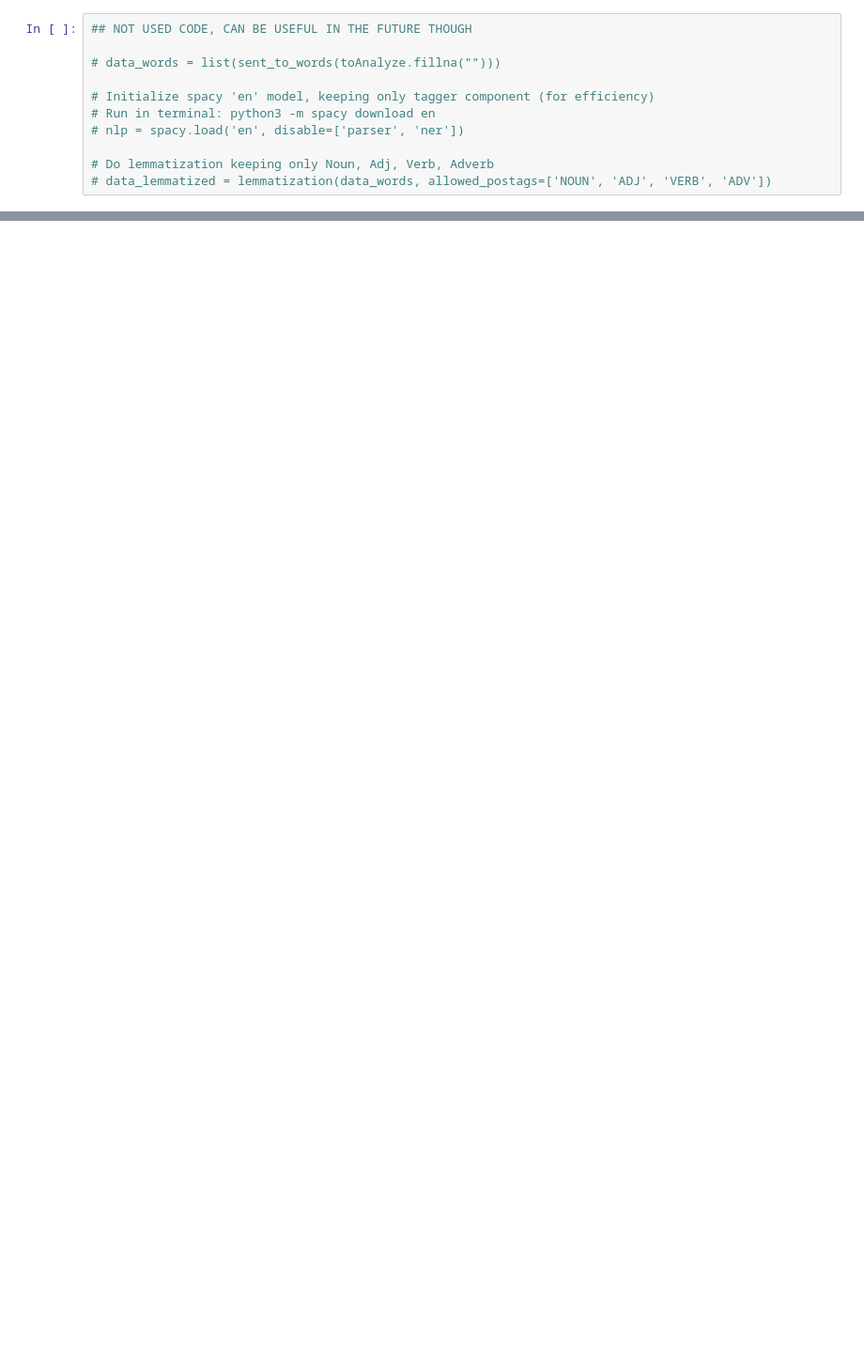
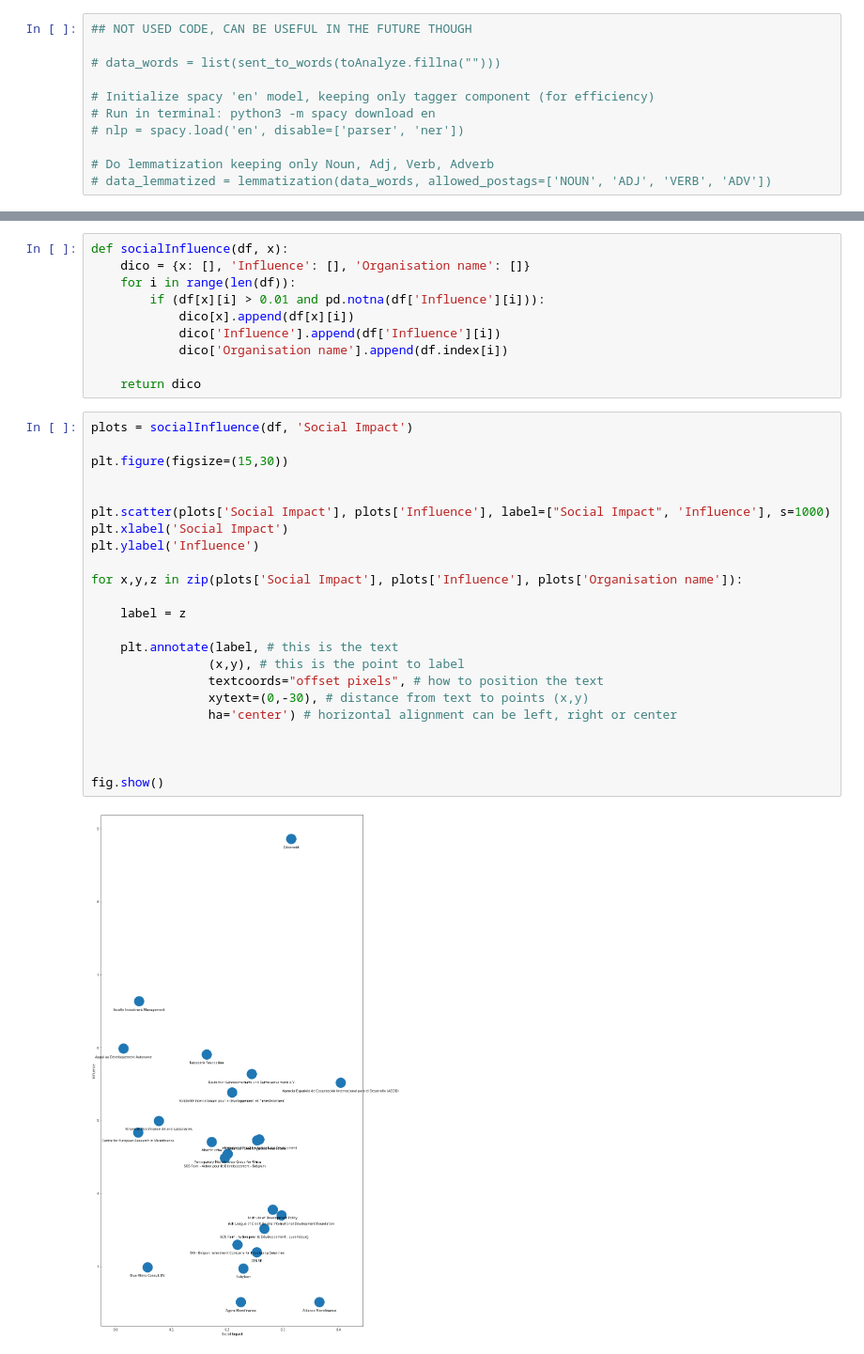
Before and after one commit to albertodiazdurana/Web-scrapping_NLP_topic-analysis-2a, a Jupyter notebook: exploring.ipynb, the cells around one changed output, grey strips where cells are left out. Shown at 94% size. Drawn from its saved outputs; the diff is of its cells as text; blank space fills up the shorter version.

```diff
--- a/exploring.ipynb
+++ b/exploring.ipynb
@@ -612,0 +647,35 @@ plt.show()
+# %%
+def socialInfluence(df, x):
+    dico = {x: [], 'Influence': [], 'Organisation name': []}
+    for i in range(len(df)):
+        if (df[x][i] > 0.01 and pd.notna(df['Influence'][i])):
+            dico[x].append(df[x][i])
+            dico['Influence'].append(df['Influence'][i])
+            dico['Organisation name'].append(df.index[i])
+
+    return dico
+# %%
+plots = socialInfluence(df, 'Social Impact')
+
+plt.figure(figsize=(15,30))
+
+
+plt.scatter(plots['Social Impact'], plots['Influence'], label=["Social Impact", 'Influence'], s=1000)
+plt.xlabel('Social Impact')
+plt.ylabel('Influence')
+
+for x,y,z in zip(plots['Social Impact'], plots['Influence'], plots['Organisation name']):
+
+    label = z
+
+    plt.annotate(label, # this is the text
+                (x,y), # this is the point to label
+                textcoords="offset pixels", # how to position the text
+                xytext=(0,-30), # distance from text to points (x,y)
+                ha='center') # horizontal alignment can be left, right or center
+
+
+
+fig.show()
+# %% [output]
+[figure, added]
```
Also changed, not shown: parts of 9 cells of this notebook, 1 other file.
